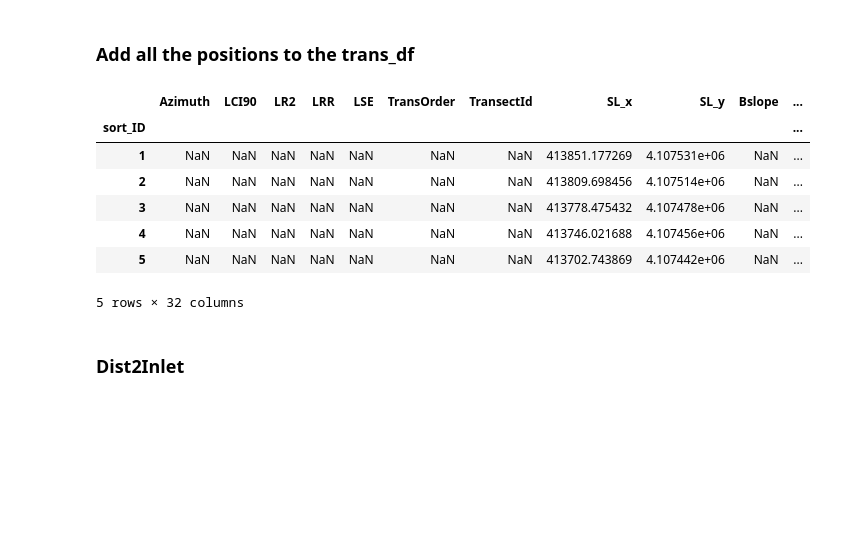
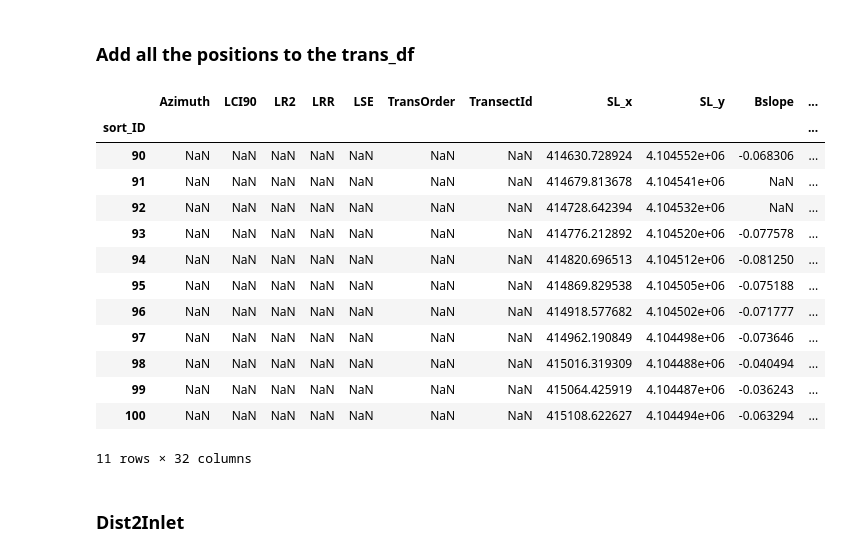
Before and after one commit to esturdivant-usgs/BI-geomorph-extraction, a Jupyter notebook: CoastalVarExtractor/extractor.ipynb, the cells around one changed output. Cells and saved outputs as stored; diff of their text form; code cells hidden in the pictures; blank space fills up the shorter version.

```diff
--- a/CoastalVarExtractor/extractor.ipynb
+++ b/CoastalVarExtractor/extractor.ipynb
@@ -137,16 +140,22 @@ Armoring file either missing or empty so we will proceed without armoring data.
 # %%
 #%% Calculate distances from shore to dunes, etc.
 trans_df, dl2trans, dh2trans, arm2trans = fwa.calc_BeachWidth_fill(extendedTrans, trans_df, maxDH, tID_fld, MHW, fill)
-trans_df.head()
+trans_df.loc[90:100]
 # %% [output]
 |  | Azimuth | LCI90 | LR2 | LRR | LSE | TransOrder | TransectId | SL_x | SL_y | Bslope | ... |
 | sort_ID |  |  |  |  |  |  |  |  |  |  | ... |
-| 1 | NaN | NaN | NaN | NaN | NaN | NaN | NaN | 413851.177269 | 4.107531e+06 | NaN | ... |
-| 2 | NaN | NaN | NaN | NaN | NaN | NaN | NaN | 413809.698456 | 4.107514e+06 | NaN | ... |
-| 3 | NaN | NaN | NaN | NaN | NaN | NaN | NaN | 413778.475432 | 4.107478e+06 | NaN | ... |
-| 4 | NaN | NaN | NaN | NaN | NaN | NaN | NaN | 413746.021688 | 4.107456e+06 | NaN | ... |
-| 5 | NaN | NaN | NaN | NaN | NaN | NaN | NaN | 413702.743869 | 4.107442e+06 | NaN | ... |
+| 90 | NaN | NaN | NaN | NaN | NaN | NaN | NaN | 414630.728924 | 4.104552e+06 | -0.068306 | ... |
+| 91 | NaN | NaN | NaN | NaN | NaN | NaN | NaN | 414679.813678 | 4.104541e+06 | NaN | ... |
+| 92 | NaN | NaN | NaN | NaN | NaN | NaN | NaN | 414728.642394 | 4.104532e+06 | NaN | ... |
+| 93 | NaN | NaN | NaN | NaN | NaN | NaN | NaN | 414776.212892 | 4.104520e+06 | -0.077578 | ... |
+| 94 | NaN | NaN | NaN | NaN | NaN | NaN | NaN | 414820.696513 | 4.104512e+06 | -0.081250 | ... |
+| 95 | NaN | NaN | NaN | NaN | NaN | NaN | NaN | 414869.829538 | 4.104505e+06 | -0.075188 | ... |
+| 96 | NaN | NaN | NaN | NaN | NaN | NaN | NaN | 414918.577682 | 4.104502e+06 | -0.071777 | ... |
+| 97 | NaN | NaN | NaN | NaN | NaN | NaN | NaN | 414962.190849 | 4.104498e+06 | -0.073646 | ... |
+| 98 | NaN | NaN | NaN | NaN | NaN | NaN | NaN | 415016.319309 | 4.104488e+06 | -0.040494 | ... |
+| 99 | NaN | NaN | NaN | NaN | NaN | NaN | NaN | 415064.425919 | 4.104487e+06 | -0.036243 | ... |
+| 100 | NaN | NaN | NaN | NaN | NaN | NaN | NaN | 415108.622627 | 4.104494e+06 | -0.063294 | ... |
-5 rows × 32 columns
+11 rows × 32 columns
 # %% [markdown]
 ### Dist2Inlet
 # %%
```
Also changed, not shown: parts of 20 cells of this notebook, 4 other files.
